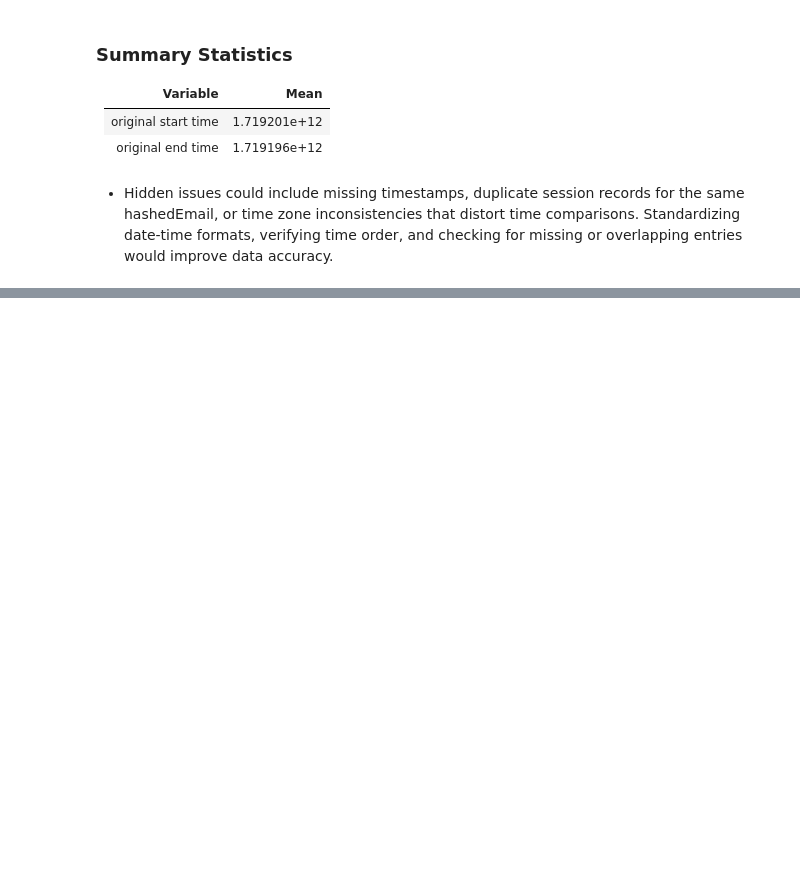
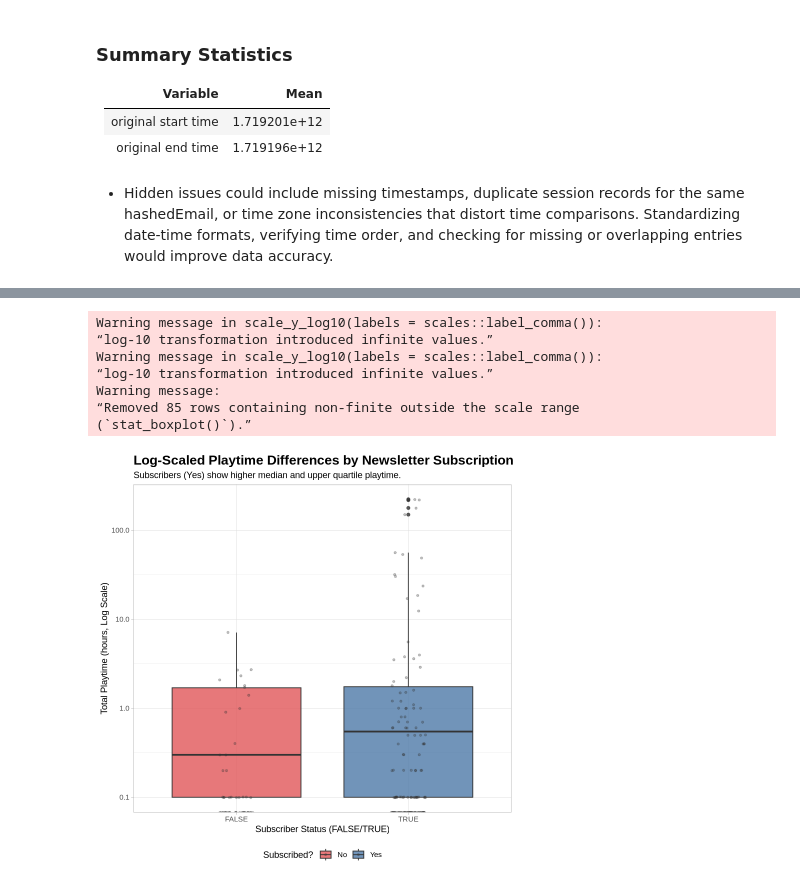
Before and after one commit to abeC-007/DSCI-ProjectRepository, a Jupyter notebook: plan.ipynb, the cells around one changed output, grey strips where cells are left out. Drawn from its saved outputs; the diff is of its cells as text; code cells hidden in the pictures; blank space fills up the shorter version.

```diff
--- a/plan.ipynb
+++ b/plan.ipynb
@@ -153,0 +259,34 @@ A tibble: 6 × 5
+# %%
+
+
+ggplot(players_clean, aes(x = subscribe, y = played_hours, fill = subscribe)) +
+  geom_boxplot(alpha = 0.8, color = "gray20") +
+  # Use manual scale for consistent, high-contrast colors across all plots
+  scale_fill_manual(
+    values = c("FALSE" = "#E15759", "TRUE" = "#4E79A7"),
+    labels = c("FALSE" = "No", "TRUE" = "Yes"),
+    name = "Subscribed?"
+  ) +
+  # Jittered points for visual context
+  geom_jitter(width = 0.1, alpha = 0.3, color = "gray20", size = 1) +
+  scale_y_log10(labels = scales::label_comma()) + # Log scale is essential
+  labs(
+    title = "Log-Scaled Playtime Differences by Newsletter Subscription Status",
+    subtitle = "Subscribers (Yes) show higher median and upper quartile playtime.",
+    x = "Subscriber Status (FALSE/TRUE)",
+    y = "Total Playtime (hours, Log Scale)"
+  ) +
+  theme_light() + # Polished theme
+  theme(
+    plot.title = element_text(face = "bold", size = 16),
+    legend.position = "bottom" # Move legend to bottom
+  )
+# %% [output]
+Warning message in scale_y_log10(labels = scales::label_comma()):
+“log-10 transformation introduced infinite values.”
+Warning message in scale_y_log10(labels = scales::label_comma()):
+“log-10 transformation introduced infinite values.”
+Warning message:
+“Removed 85 rows containing non-finite outside the scale range
+(`stat_boxplot()`).”
+[figure, added]
```
Also changed, not shown: parts of 19 cells of this notebook.
